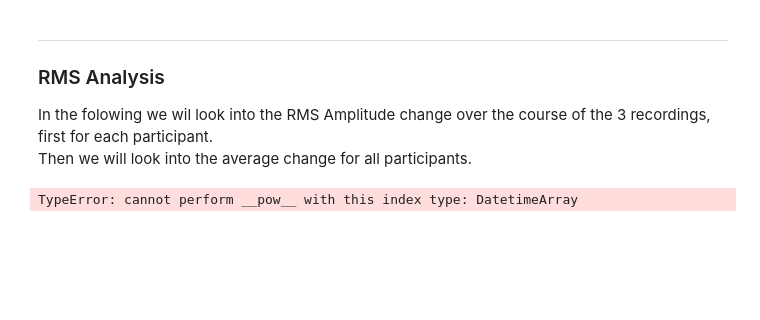
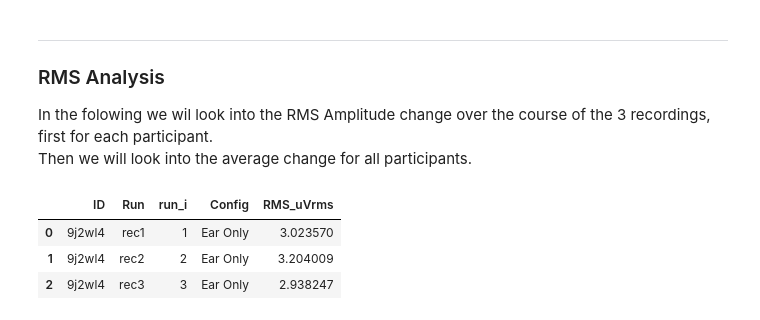
Before and after one commit to SamedVossberg/neuro_headphone_study, a Jupyter notebook: Code/preprocessing_headphonesV2_08_2025.ipynb, the cells around one changed output. Saved outputs shown, nothing was run; the diff lists cells and outputs as text; code cells hidden in the pictures; blank space fills up the shorter version.

```diff
--- a/Code/preprocessing_headphonesV2_08_2025.ipynb
+++ b/Code/preprocessing_headphonesV2_08_2025.ipynb
@@ -761,6 +848,0 @@ def rms_uV(x): return np.sqrt(np.mean(np.square(x)))
-# %%
-rep_chan_amps = flows.report_chan_amps(eeg, report=True)
-
-display(rep_chan_amps)
-# %% [output]
-TypeError: cannot perform __pow__ with this index type: DatetimeArray
@@ -766,0 +958,42 @@ TypeError: cannot perform __pow__ with this index type: DatetimeArray
+# %%
+sel = sessions.copy()
+sel['run_i'] = sel['Run'].apply(parse_run_to_int)
+
+# Find a participant with three distinct recordings among 1..3
+counts = sel[sel['run_i'].isin([1,2,3])].groupby('ID')['run_i'].nunique()
+cand_ids = counts[counts >= 3].index.tolist()
+if not cand_ids:
+    raise ValueError("No participant with three recordings found in 'sessions'.")
+
+pid = cand_ids[7]
+one = sel[(sel['ID'] == pid) & (sel['run_i'].isin([1,2,3]))].copy()
+
+rows = []
+for _, r in one.sort_values('run_i').iterrows():
+    try:
+        agg = rms_aggregate_for_row(r)
+    except Exception as e:
+        agg = np.nan
+        print(f"RMS failed for {r['ID']} {r['Run']}: {e}")
+    rows.append({
+        'ID': r['ID'],
+        'Run': r['Run'],
+        'run_i': r['run_i'],
+        'Config': r.get('Config', None),
+        'RMS_uVrms': agg
+    })
+
+df_one = pd.DataFrame(rows).sort_values('run_i')
+
+fig = px.line(df_one, x='Run', y='RMS_uVrms', markers=True,
+              title=f"RMS amplitude across recordings for ID {pid}",
+              labels={'RMS_uVrms': 'RMS (µV_rms)'})
+fig.update_traces(mode='lines+markers+text', text=df_one['RMS_uVrms'].round(1), textposition='top center')
+fig.show()
+
+df_one
+# %% [output]
+|  | ID | Run | run_i | Config | RMS_uVrms |
+| 0 | 9j2wl4 | rec1 | 1 | Ear Only | 3.023570 |
+| 1 | 9j2wl4 | rec2 | 2 | Ear Only | 3.204009 |
+| 2 | 9j2wl4 | rec3 | 3 | Ear Only | 2.938247 |
```
Also changed, not shown: parts of 20 cells of this notebook, 6 other files.
